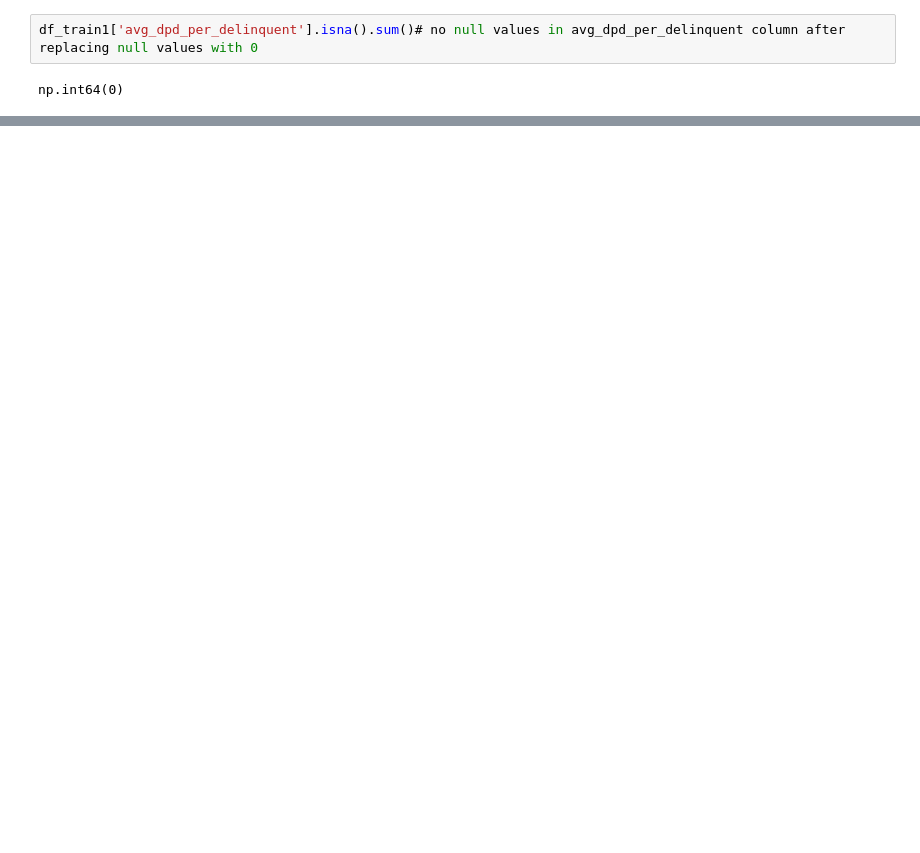
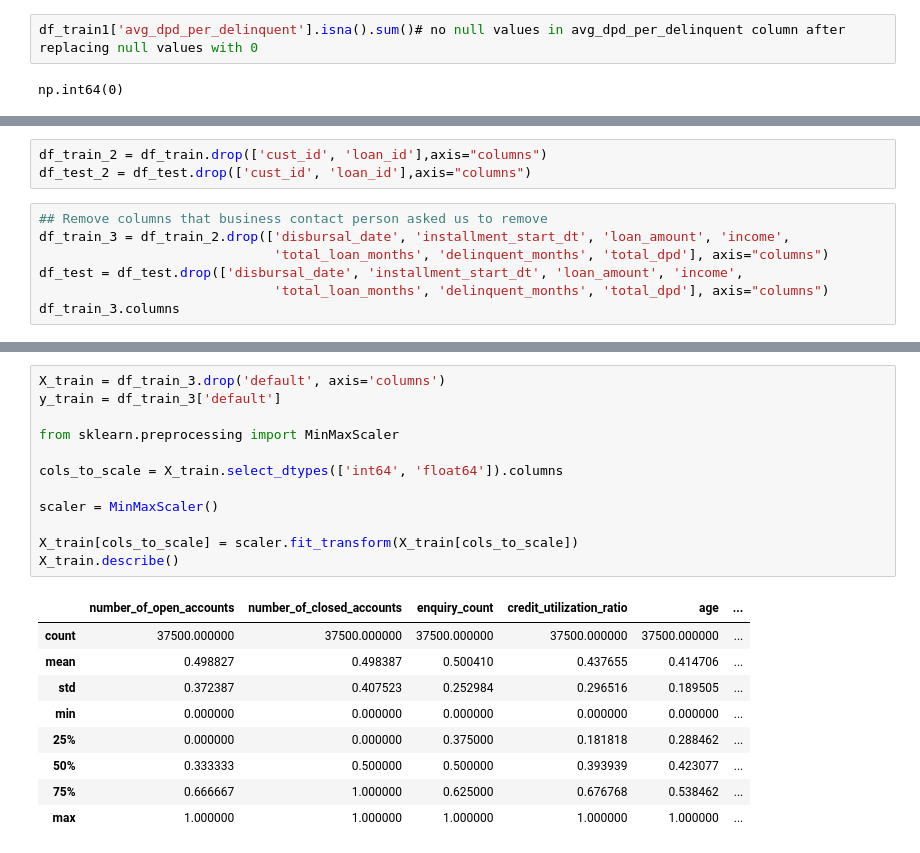
Before and after one commit to rupeshkumarp/credit_risk_analysis, a Jupyter notebook: data_preprocessing_and_eda.ipynb, the cells around one changed output, grey strips where cells are left out. Saved outputs shown, nothing was run; the diff lists cells and outputs as text; blank space fills up the shorter version.

Commit message:
feature selection

```diff
--- a/data_preprocessing_and_eda.ipynb
+++ b/data_preprocessing_and_eda.ipynb
@@ -499,0 +525,10 @@ np.int64(0)
+# %%
+df_train_2 = df_train.drop(['cust_id', 'loan_id'],axis="columns")
+df_test_2 = df_test.drop(['cust_id', 'loan_id'],axis="columns")
+# %%
+## Remove columns that business contact person asked us to remove
+df_train_3 = df_train_2.drop(['disbursal_date', 'installment_start_dt', 'loan_amount', 'income',
+                              'total_loan_months', 'delinquent_months', 'total_dpd'], axis="columns")
+df_test = df_test.drop(['disbursal_date', 'installment_start_dt', 'loan_amount', 'income',
+                              'total_loan_months', 'delinquent_months', 'total_dpd'], axis="columns")
+df_train_3.columns
@@ -499,0 +553,22 @@ np.int64(0)
+# %%
+X_train = df_train_3.drop('default', axis='columns')
+y_train = df_train_3['default']
+
+from sklearn.preprocessing import MinMaxScaler
+
+cols_to_scale = X_train.select_dtypes(['int64', 'float64']).columns
+
+scaler = MinMaxScaler()
+
+X_train[cols_to_scale] = scaler.fit_transform(X_train[cols_to_scale])
+X_train.describe()
+# %% [output]
+|  | number_of_open_accounts | number_of_closed_accounts | enquiry_count | credit_utilization_ratio | age | ... |
+| count | 37500.000000 | 37500.000000 | 37500.000000 | 37500.000000 | 37500.000000 | ... |
+| mean | 0.498827 | 0.498387 | 0.500410 | 0.437655 | 0.414706 | ... |
+| std | 0.372387 | 0.407523 | 0.252984 | 0.296516 | 0.189505 | ... |
+| min | 0.000000 | 0.000000 | 0.000000 | 0.000000 | 0.000000 | ... |
+| 25% | 0.000000 | 0.000000 | 0.375000 | 0.181818 | 0.288462 | ... |
+| 50% | 0.333333 | 0.500000 | 0.500000 | 0.393939 | 0.423077 | ... |
+| 75% | 0.666667 | 1.000000 | 0.625000 | 0.676768 | 0.538462 | ... |
+| max | 1.000000 | 1.000000 | 1.000000 | 1.000000 | 1.000000 | ... |
```
Also changed, not shown: parts of 17 cells of this notebook.
